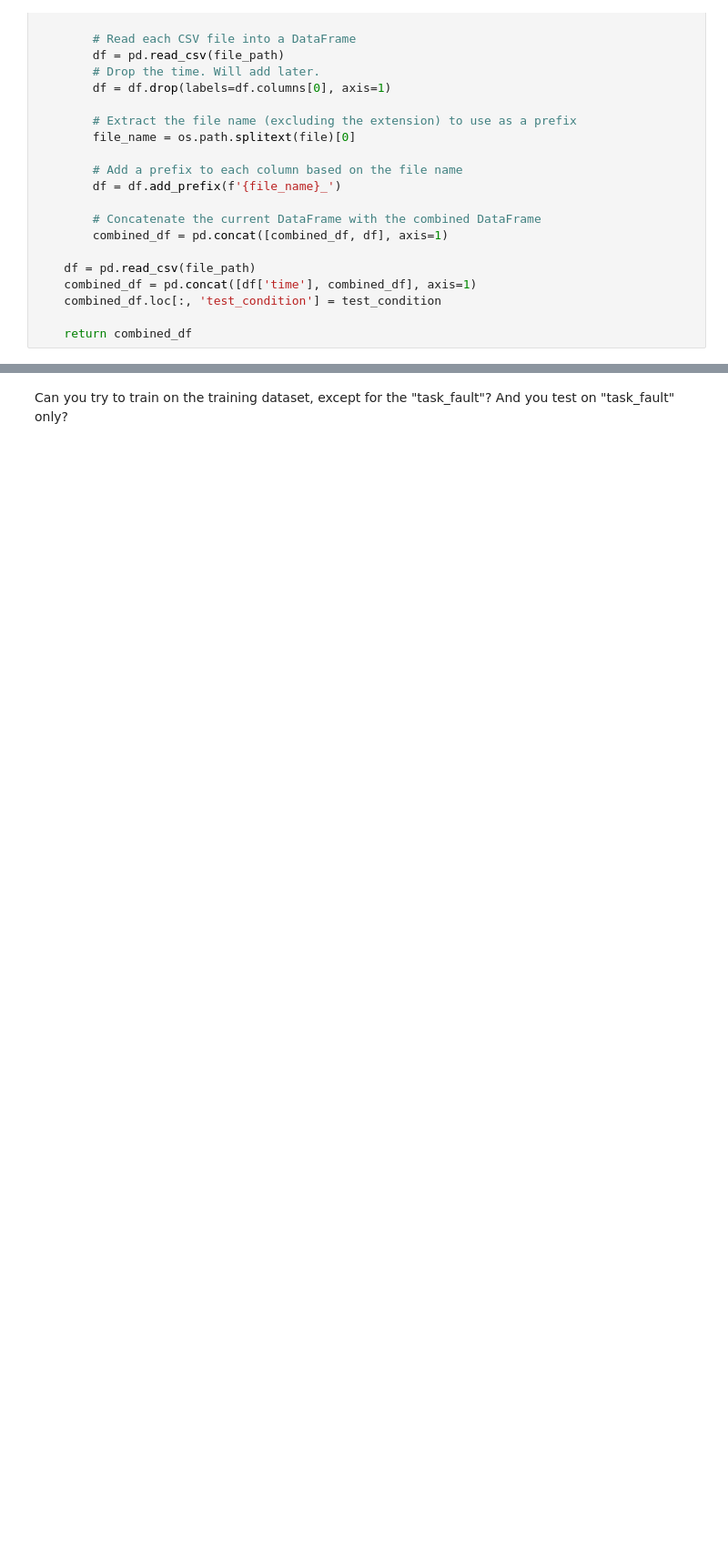
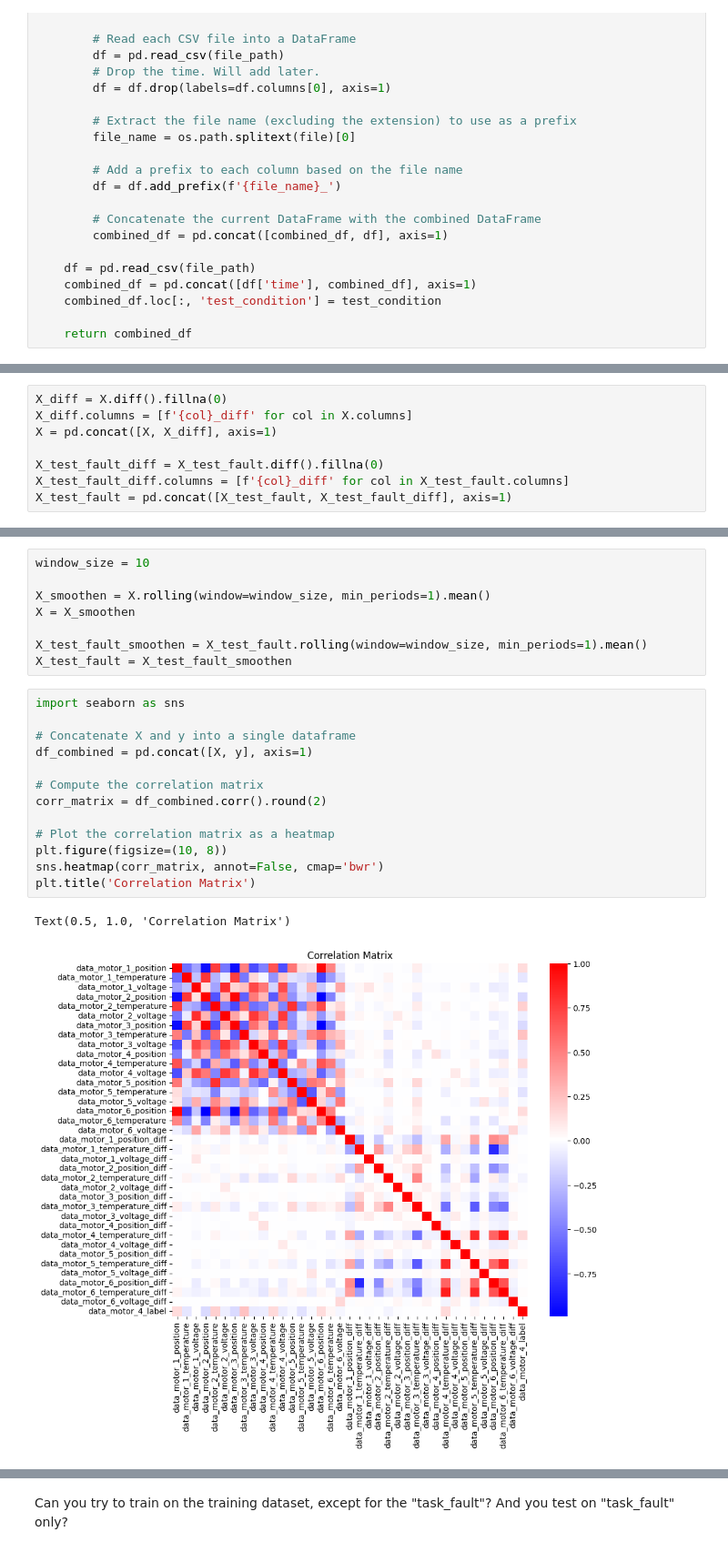
Before and after one commit to sonic160/digital_twin_robot, a Jupyter notebook: course_project_DARR/WP3_Data challenge preparation/supports/fault_detection_model_developement/create_a_simple_mdl.ipynb, the cells around one changed output, grey strips where cells are left out. Shown: that part at 91% size. Saved outputs shown, nothing was run; the diff lists cells and outputs as text; blank space fills up the shorter version.

```diff
--- a/course_project_DARR/WP3_Data challenge preparation/supports/fault_detection_model_developement/create_a_simple_mdl.ipynb
+++ b/course_project_DARR/WP3_Data challenge preparation/supports/fault_detection_model_developement/create_a_simple_mdl.ipynb
@@ -87,0 +158,8 @@ plt.show()
+# %%
+X_diff = X.diff().fillna(0)
+X_diff.columns = [f'{col}_diff' for col in X.columns]
+X = pd.concat([X, X_diff], axis=1)
+
+X_test_fault_diff = X_test_fault.diff().fillna(0)
+X_test_fault_diff.columns = [f'{col}_diff' for col in X_test_fault.columns]
+X_test_fault = pd.concat([X_test_fault, X_test_fault_diff], axis=1)
@@ -87,0 +168,24 @@ plt.show()
+# %%
+window_size = 10
+
+X_smoothen = X.rolling(window=window_size, min_periods=1).mean()
+X = X_smoothen
+
+X_test_fault_smoothen = X_test_fault.rolling(window=window_size, min_periods=1).mean()
+X_test_fault = X_test_fault_smoothen
+# %%
+import seaborn as sns
+
+# Concatenate X and y into a single dataframe
+df_combined = pd.concat([X, y], axis=1)
+
+# Compute the correlation matrix
+corr_matrix = df_combined.corr().round(2)
+
+# Plot the correlation matrix as a heatmap
+plt.figure(figsize=(10, 8))
+sns.heatmap(corr_matrix, annot=False, cmap='bwr')
+plt.title('Correlation Matrix')
+# %% [output]
+Text(0.5, 1.0, 'Correlation Matrix')
+[figure, added]
```
Also changed, not shown: parts of 14 cells of this notebook, 2 other files.
